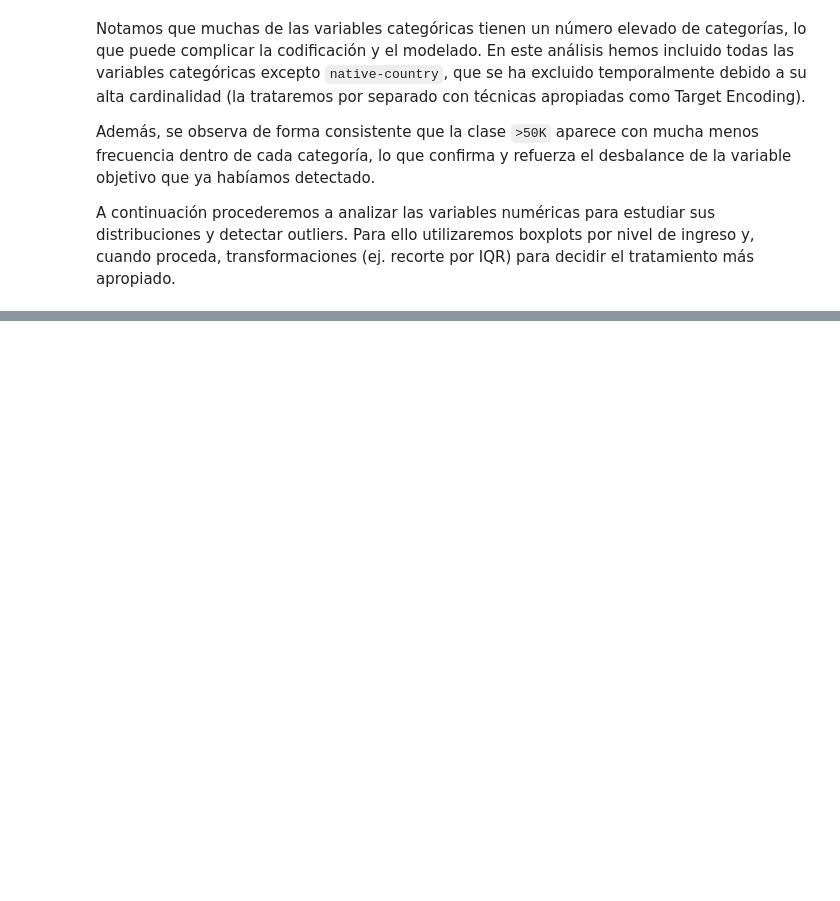
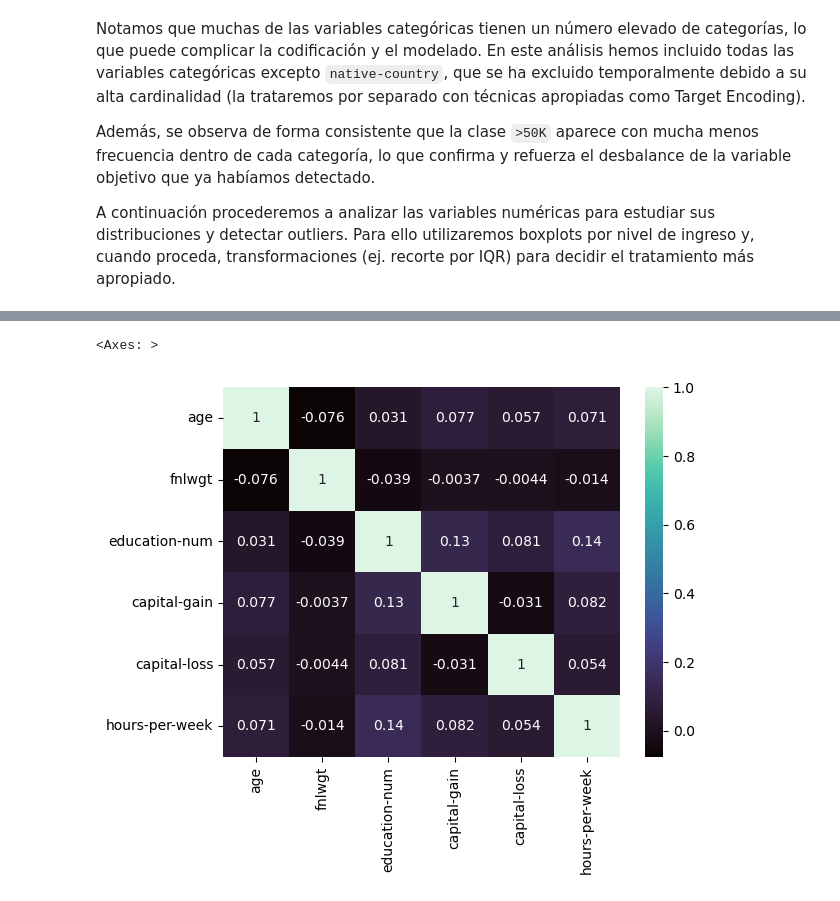
Before and after one commit to AlejandroSegura24/adult-income-classification, a Jupyter notebook: Notebooks/adult income rf model.ipynb, the cells around one changed output, grey strips where cells are left out. Cells and saved outputs as stored; diff of their text form; code cells hidden in the pictures; blank space fills up the shorter version.

```diff
--- a/Notebooks/adult income rf model.ipynb
+++ b/Notebooks/adult income rf model.ipynb
@@ -248,0 +269,5 @@ A continuación procederemos a analizar las variables numéricas para estudiar s
+# %%
+sns.heatmap(cols_numeric.corr(), annot=True, cmap='mako')
+# %% [output]
+<Axes: >
+[figure, added]
```
Also changed, not shown: parts of 15 cells of this notebook, 1 other file.
